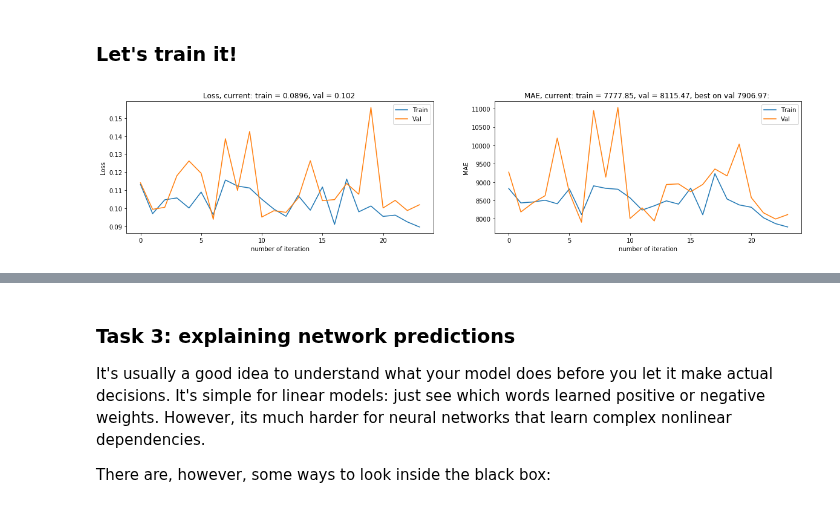
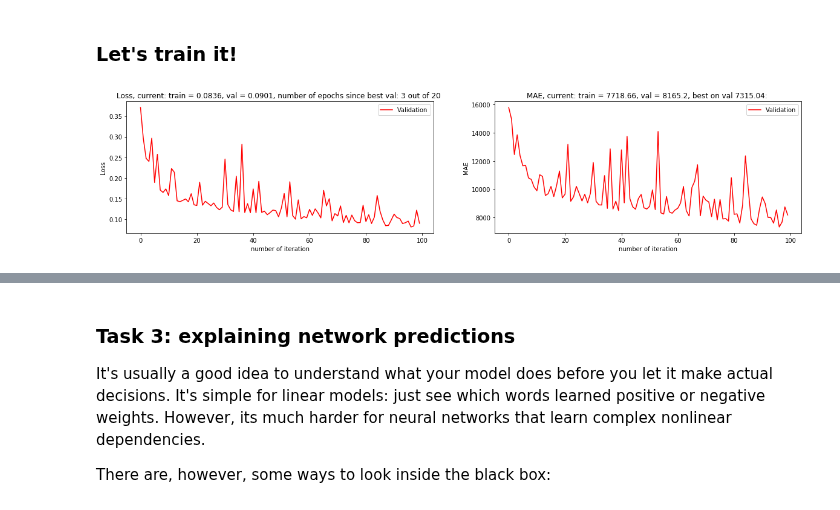
Before and after one commit to dzisandy/Deep-Learning, a Jupyter notebook: HW4/homework04_basic_part1_regression.ipynb, the cells around one changed output, grey strips where cells are left out. Drawn from its saved outputs; the diff is of its cells as text; code cells hidden in the pictures.

```diff
--- a/HW4/homework04_basic_part1_regression.ipynb
+++ b/HW4/homework04_basic_part1_regression.ipynb
@@ -314,6 +316,11 @@ class TitleEncoder(nn.Module):
         super(self.__class__, self).__init__()
         self.emb = nn.Embedding(n_tokens, 64, padding_idx=PAD_IX)
         self.conv1 = nn.Conv1d(64, out_size, kernel_size=3, padding=1)
+        self.conv2 = nn.Conv1d(64, out_size, kernel_size=3, padding=1)
+        self.conv3 = nn.Conv1d(64, out_size, kernel_size=3, padding=1)
+        self.conv4 = nn.Conv1d(64, out_size, kernel_size=3, padding=1)
+
+
         self.pool1 = GlobalMaxPooling()
         self.dense = nn.Linear(out_size, out_size)
         # added self.relu
@@ -330,7 +337,7 @@ class TitleEncoder(nn.Module):
         h = torch.transpose(h, 1, 2)
 
         # Apply the layers as defined above. Add some ReLUs before dense.
-        h1 = self.conv1(h)
+        h1 = torch.cat([conv(h) for conv in [self.conv1, self.conv2, self.conv3, self.conv4]], dim = 2)
         h2 = self.pool1(h1)
         h3 = self.relu(h2)
         h4 = self.dense(h3)
@@ -358,14 +365,18 @@ class DescriptionEncoder(nn.Module):
         super(self.__class__, self).__init__()
         self.emb = nn.Embedding(n_tokens, 64, padding_idx=PAD_IX)
         self.conv1 = nn.Conv1d(64, out_size, kernel_size=3, padding=1)
+        self.conv2 = nn.Conv1d(64, out_size, kernel_size=3, padding=1)
+        self.conv3 = nn.Conv1d(64, out_size, kernel_size=3, padding=1)
+        self.conv4 = nn.Conv1d(64, out_size, kernel_size=3, padding=1)
         self.pool1 = GlobalMaxPooling()
         self.dense = nn.Linear(out_size, out_size)
+        # added self.relu
         self.relu = nn.ReLU()
 
     def forward(self, text_ix):
         h = self.emb(text_ix)
         h = torch.transpose(h, 1, 2)
-        h1 = self.conv1(h)
+        h1 = torch.cat([conv(h) for conv in [self.conv1, self.conv2, self.conv3, self.conv4]], dim = 2)
         h2 = self.pool1(h1)
         h3 = self.relu(h2)
         h4 = self.dense(h3)
@@ -400,14 +411,14 @@ class FullNetwork(nn.Module):
         # define layers for categorical features. A few dense layers would do.
         self.categorical_encoder = nn.Sequential()
         self.categorical_encoder.add_module('dense1', nn.Linear(n_cat_features, 64*5))
+        self.categorical_encoder.add_module('relu', nn.ReLU())
+        self.categorical_encoder.add_module('bn', nn.BatchNorm1d(64*5)),
         self.categorical_encoder.add_module('dense2', nn.Linear(64*5, 64))
 
 
         # define "output" layers that process depend the three encoded vectors into answer
         self.output = nn.Sequential()
-        self.output.add_module('relu1', nn.ReLU())
         self.output.add_module('dense1', nn.Linear(64*3, 64*5))
-        self.output.add_module('relu2', nn.ReLU())
         self.output.add_module('dense2', nn.Linear(64*5, 1))
 
 
@@ -551,36 +562,35 @@ for epoch_i in trange(num_epochs):
 
     val_history_loss.append(val_loss / val_batches)
     val_history_mae.append(val_mae / val_batches)
 #     print("\tLoss:\t%.5f" % (val_loss / val_batches))
 #     print("\tMAE:\t%.5f" % (val_mae / val_batches))
 #     print('\n\n')
 
     if val_history_mae[-1] < min_mae:
             min_mae = val_history_mae[-1]
             best_model = torch.save(model.state_dict(), './best_NN_params.pt')
+            early_stop = 0
     else:
         early_stop += 1
         if early_stop == stop_criterion:
             break
 
     display.clear_output(wait=True)
 
     plt.figure(figsize = (20,4))
     plt.subplot(1,2,1)
-    plt.title('Loss, current: train = {}, val = {}, number of epochs since best val: {} '.format(round(train_history_loss[-1],4), round(val_history_loss[-1],4), early_stop))
+    plt.title('Loss, current: train = {}, val = {}, number of epochs since best val: {} out of {} '.format(round(train_history_loss[-1],4), round(val_history_loss[-1],4), early_stop, stop_criterion))
     plt.xlabel('number of iteration')
     plt.ylabel('Loss')
-    plt.plot(train_history_loss, label = 'Train')
-    plt.plot(val_history_loss, label = 'Val')
+    plt.plot(val_history_loss, color = 'red', lw = 1.5, label = 'Validation')
     plt.legend()
 
     plt.subplot(1,2,2)
-    plt.plot(train_history_mae, label = 'Train')
-    plt.plot(val_history_mae, label = 'Val')
+    plt.plot(val_history_mae, color = 'red', lw = 1.5, label = 'Validation')
     plt.title('MAE, current: train = {}, val = {}, best on val {}: '.format(round(train_history_mae[-1],2), round(val_history_mae[-1],2), round(min_mae,2)))
     plt.xlabel('number of iteration')
     plt.ylabel('MAE')
     plt.legend()
     plt.show()
 # %% [output]
-[figure, old version]
+[figure, new version]
```
Also changed, not shown: parts of 5 cells of this notebook.
